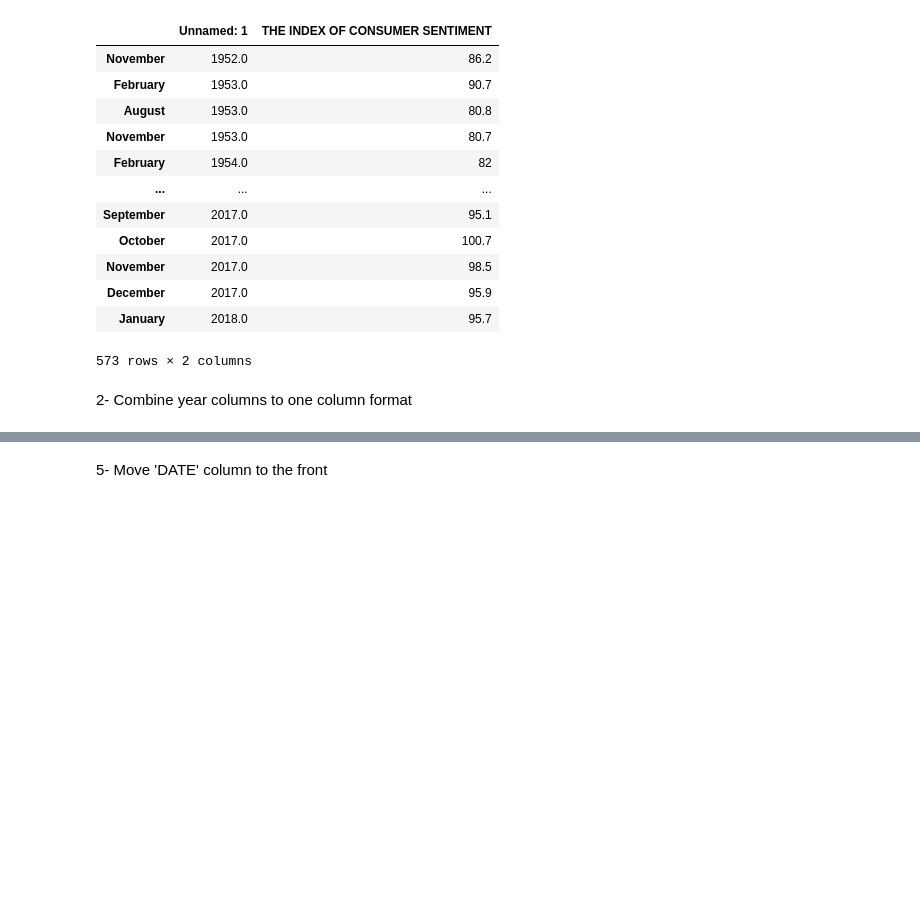
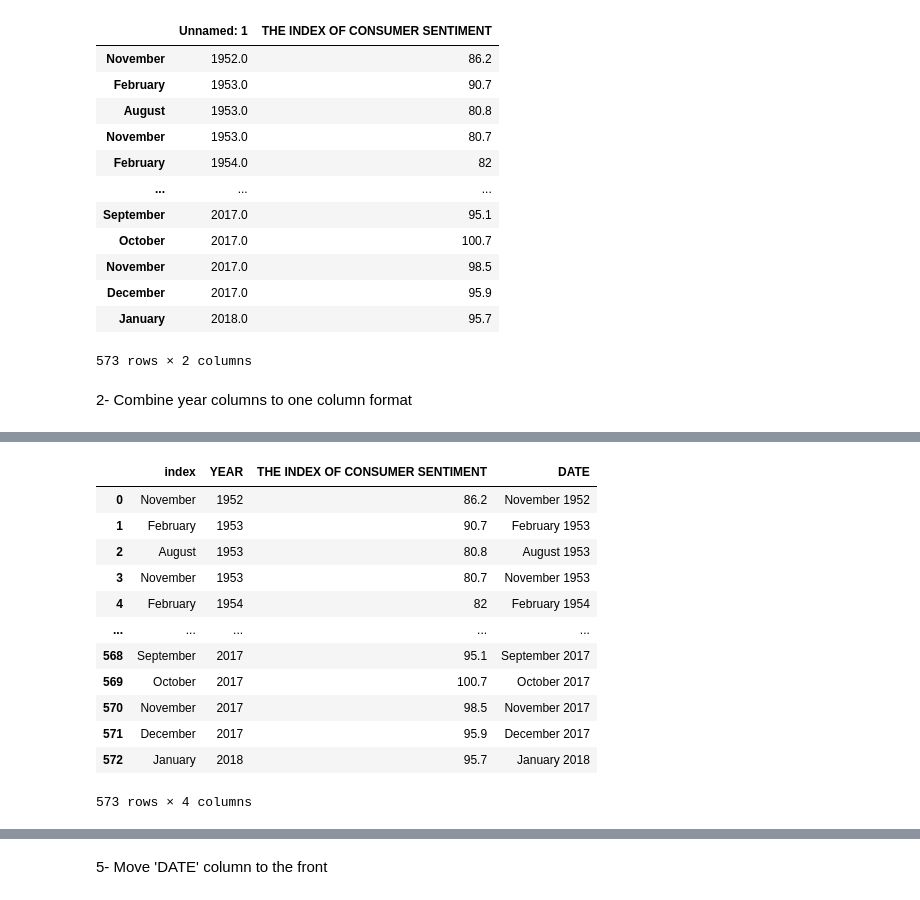
Before and after one commit to aabir-ribouh/python-for-finance, a Jupyter notebook: day_03/assignments/03-pandas-timeseries-assignment.ipynb, the cells around one changed output, grey strips where cells are left out. Drawn from its saved outputs; the diff is of its cells as text; code cells hidden in the pictures; blank space fills up the shorter version.

```diff
--- a/day_03/assignments/03-pandas-timeseries-assignment.ipynb
+++ b/day_03/assignments/03-pandas-timeseries-assignment.ipynb
@@ -319,0 +328,21 @@ umcsi_df['DATE'] = umcsi_df['index'] + str(umcsi_df['YEAR'])
+# %%
+umcsi_df['YEAR'] = umcsi_df['YEAR'].astype(int)
+umcsi_df['DATE'] = umcsi_df[umcsi_df.columns[0:2]].apply(
+    lambda x: ' '.join(x.dropna().astype(str)),
+    axis=1
+)
+umcsi_df
+# %% [output]
+|  | index | YEAR | THE INDEX OF CONSUMER SENTIMENT | DATE |
+| 0 | November | 1952 | 86.2 | November 1952 |
+| 1 | February | 1953 | 90.7 | February 1953 |
+| 2 | August | 1953 | 80.8 | August 1953 |
+| 3 | November | 1953 | 80.7 | November 1953 |
+| 4 | February | 1954 | 82 | February 1954 |
+| ... | ... | ... | ... | ... |
+| 568 | September | 2017 | 95.1 | September 2017 |
+| 569 | October | 2017 | 100.7 | October 2017 |
+| 570 | November | 2017 | 98.5 | November 2017 |
+| 571 | December | 2017 | 95.9 | December 2017 |
+| 572 | January | 2018 | 95.7 | January 2018 |
+573 rows × 4 columns
```
Also changed, not shown: parts of 19 cells of this notebook.
